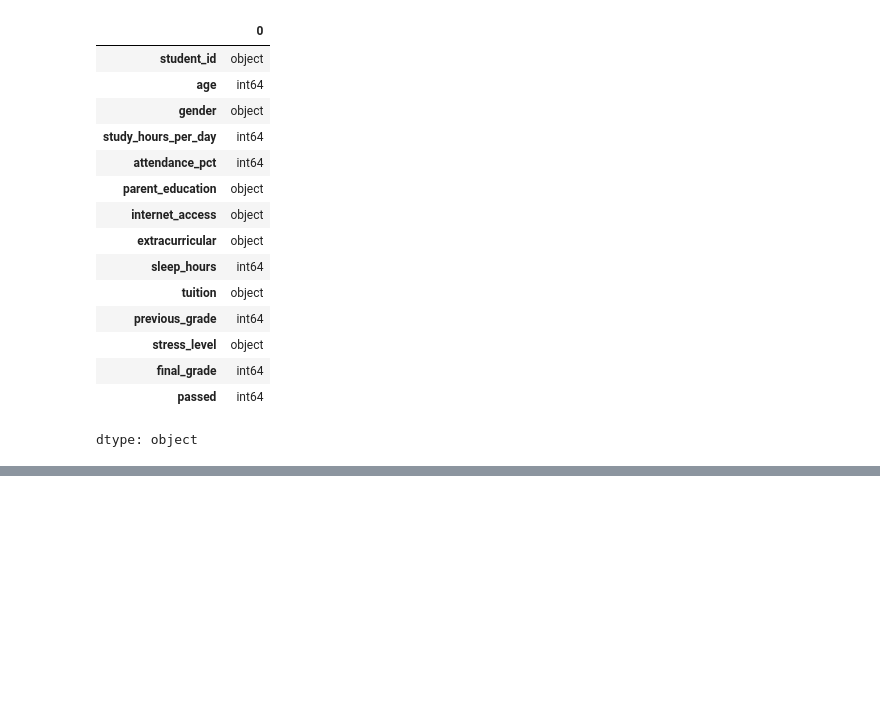
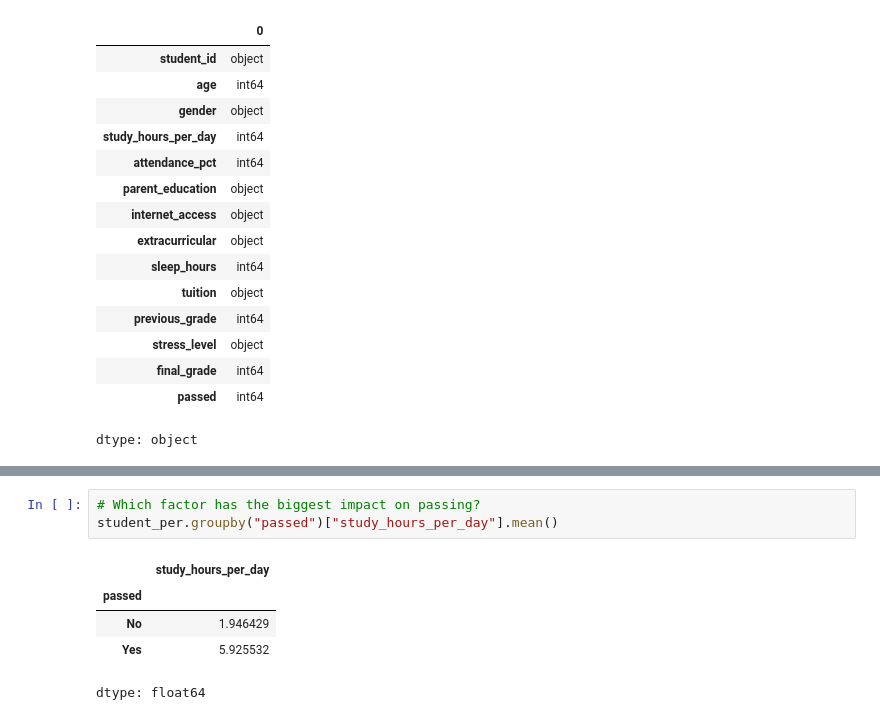
Before and after one commit to SandhuruT/Data_Science_01, a Jupyter notebook: Data_Science_03.ipynb, the cells around one changed output, grey strips where cells are left out. Saved outputs shown, nothing was run; the diff lists cells and outputs as text; blank space fills up the shorter version.

Commit message:
student pass rate

```diff
--- a/Data_Science_03.ipynb
+++ b/Data_Science_03.ipynb
@@ -155,0 +156,9 @@ array([2, 3, 1])
+# %%
+# Which factor has the biggest impact on passing?
+student_per.groupby("passed")["study_hours_per_day"].mean()
+# %% [output]
+|  | study_hours_per_day |
+| passed |  |
+| No | 1.946429 |
+| Yes | 5.925532 |
+dtype: float64
```
Also changed, not shown: parts of 6 cells of this notebook.
